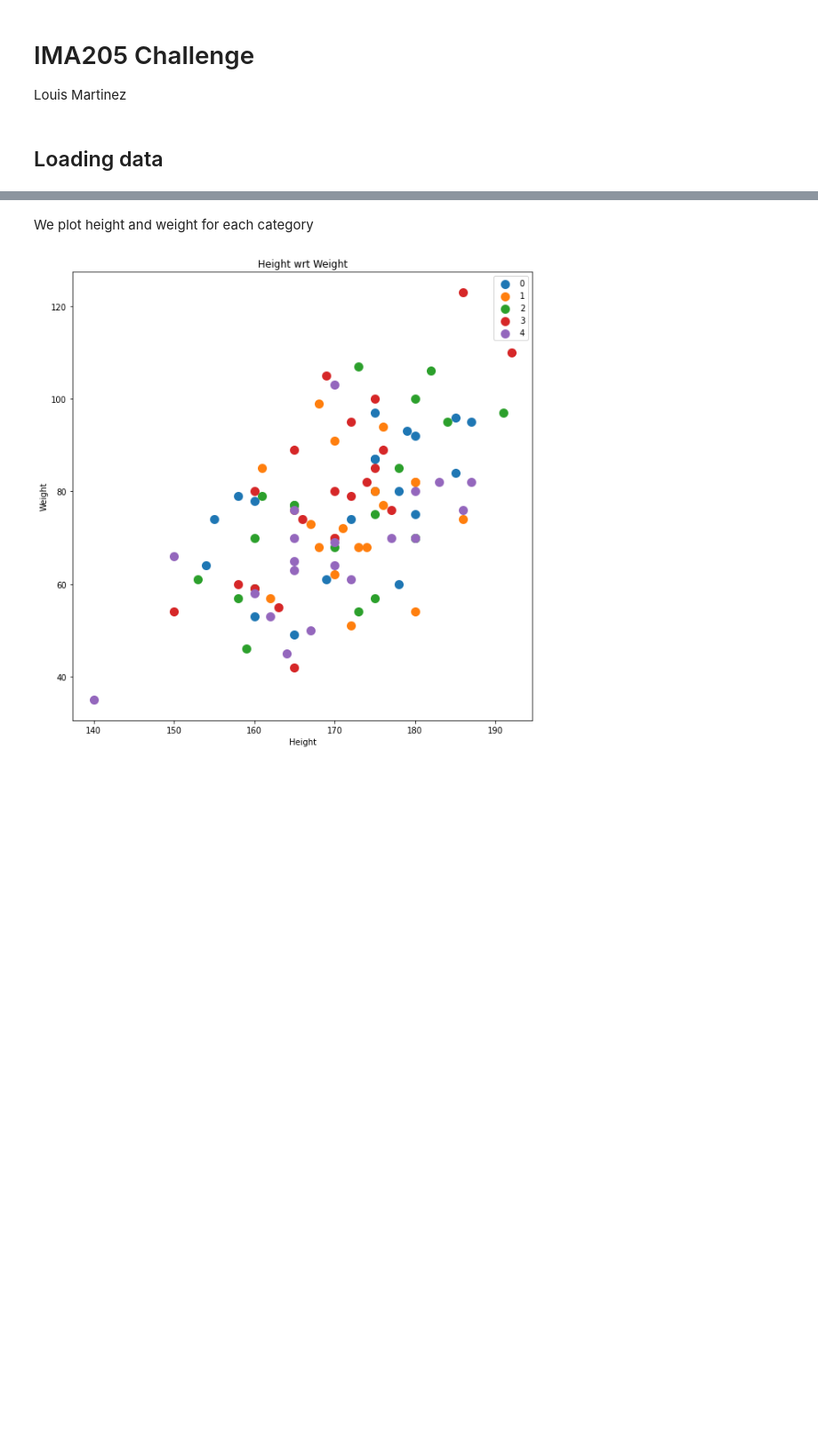
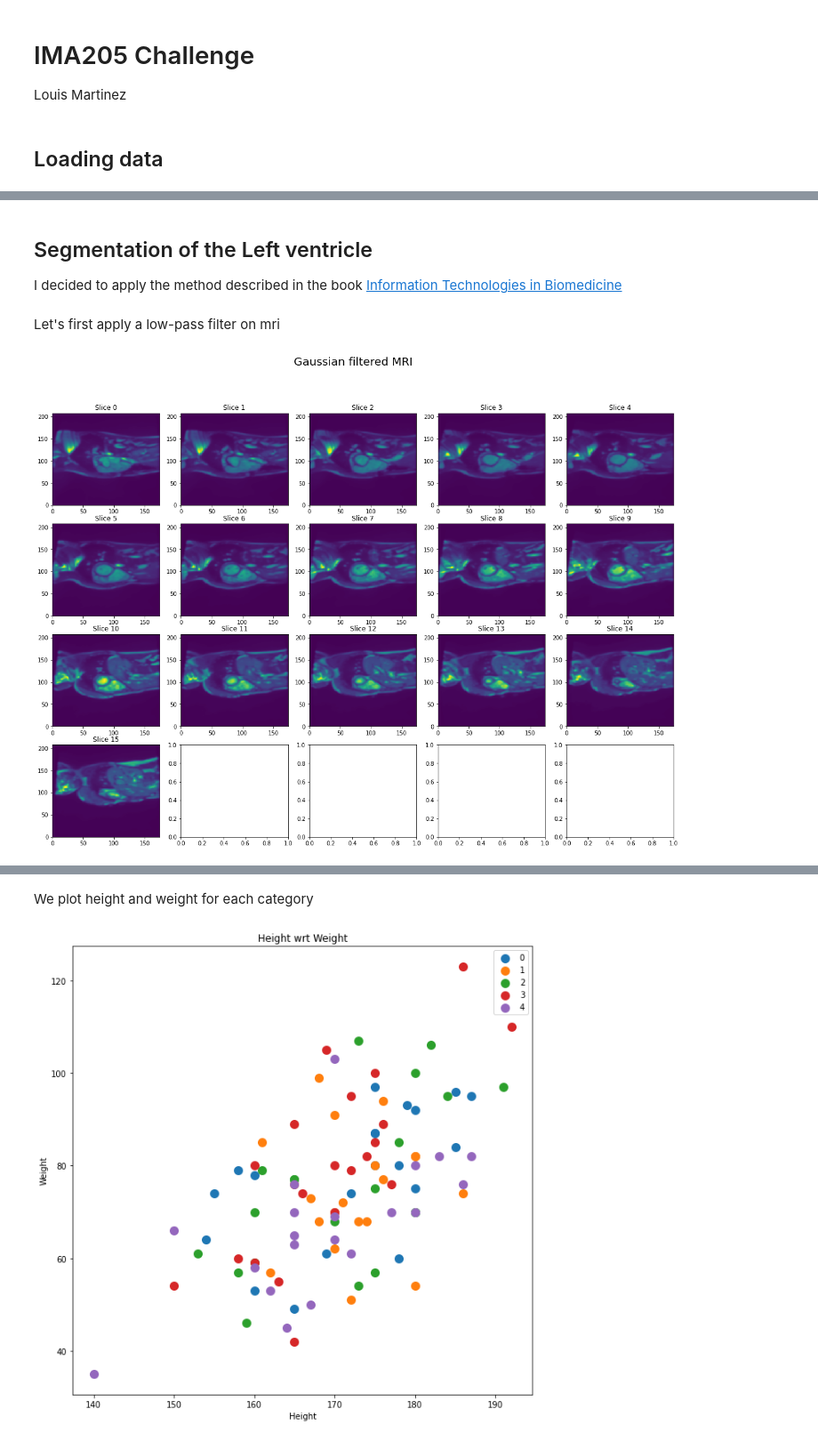
Before and after one commit to lmartinez2001/Challenge, a Jupyter notebook: challenge.ipynb, the cells around one changed output, grey strips where cells are left out. Shown at 89% size. Saved outputs shown, nothing was run; the diff lists cells and outputs as text; code cells hidden in the pictures; blank space fills up the shorter version.

```diff
--- a/challenge.ipynb
+++ b/challenge.ipynb
@@ -104,0 +94,20 @@ mri_train[0][0].shape
+# %% [markdown]
+## Segmentation of the Left ventricle
+
+I decided to apply the method described in the book [Information Technologies in Biomedicine](https://link.springer.com/chapter/10.1007/978-3-642-31196-3_3#chapter-info)
+# %% [markdown]
+Let's first apply a low-pass filter on mri
+# %%
+from skimage.filters import gaussian
+
+mri=mri_test[patient_idx][ed_mri_idx]
+
+sigma_gauss=1.5
+size_gauss=7 #49 coefficients
+gauss_filter=lambda x: gaussian(x, sigma=sigma_gauss, truncate=size_gauss/2)
+
+mri_gauss=np.vectorize(gauss_filter, signature='(n,m)->(n,m)')(mri)
+# plot_slices(slices=mri_gauss, title='Gaussian filtered MRI')
+plot_slices(slices=mri_gauss, title='Gaussian filtered MRI')
+# %% [output]
+[figure, added]
```
Also changed, not shown: parts of 29 cells of this notebook.
